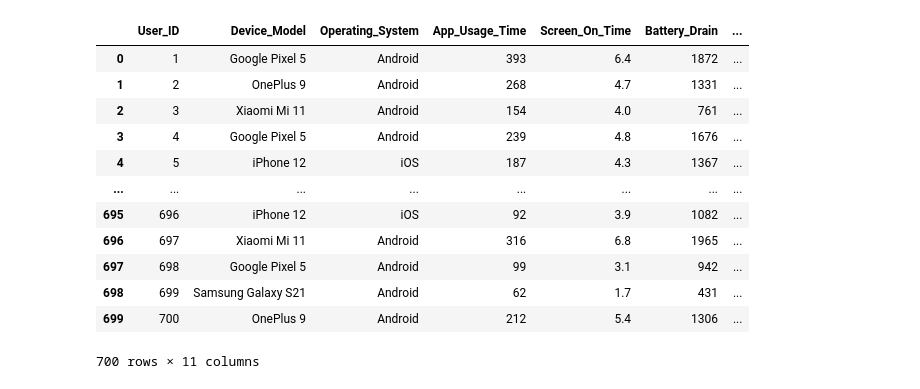
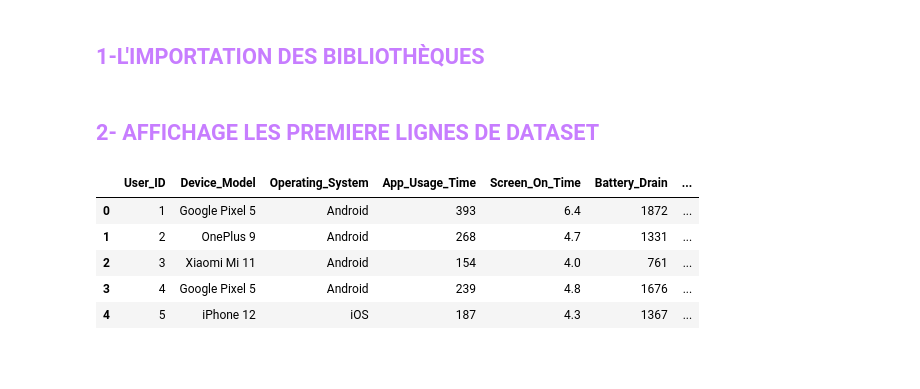
Before and after one commit to salmaIKSOD/Mobile-Device-Usage-and-User-Behavior-Dataset, a Jupyter notebook: machine learning/source.ipynb, the cells around one changed output. Saved outputs shown, nothing was run; the diff lists cells and outputs as text; code cells hidden in the pictures; blank space fills up the shorter version.

```diff
--- a/machine learning/source.ipynb
+++ b/machine learning/source.ipynb
@@ -7,0 +1,2 @@ import scipy
+# %% [markdown]
+<h2 style="color:#c77dff;">1-L'IMPORTATION DES BIBLIOTHÈQUES </h2>
@@ -8,17 +20,12 @@ import scipy
+# %% [markdown]
+<h2 style="color:#c77dff;">2- AFFICHAGE LES PREMIERE LIGNES DE DATASET</h2>
 # %%
-df = pd.read_csv(r"C:\Users\DELL\OneDrive - OFPPT\Bureau\Sujet sociaux-quotidiens\machine learning\user_behavior_dataset.csv")
-df
+data = pd.read_csv(r"C:\Users\DELL\OneDrive - OFPPT\Bureau\Mobile-Device-Usage-and-User-Behavior-Dataset\machine learning\user_behavior_dataset.csv")
+data.head()
 # %% [output]
 |  | User_ID | Device_Model | Operating_System | App_Usage_Time | Screen_On_Time | Battery_Drain | ... |
 | 0 | 1 | Google Pixel 5 | Android | 393 | 6.4 | 1872 | ... |
 | 1 | 2 | OnePlus 9 | Android | 268 | 4.7 | 1331 | ... |
 | 2 | 3 | Xiaomi Mi 11 | Android | 154 | 4.0 | 761 | ... |
 | 3 | 4 | Google Pixel 5 | Android | 239 | 4.8 | 1676 | ... |
 | 4 | 5 | iPhone 12 | iOS | 187 | 4.3 | 1367 | ... |
-| ... | ... | ... | ... | ... | ... | ... | ... |
-| 695 | 696 | iPhone 12 | iOS | 92 | 3.9 | 1082 | ... |
-| 696 | 697 | Xiaomi Mi 11 | Android | 316 | 6.8 | 1965 | ... |
-| 697 | 698 | Google Pixel 5 | Android | 99 | 3.1 | 942 | ... |
-| 698 | 699 | Samsung Galaxy S21 | Android | 62 | 1.7 | 431 | ... |
-| 699 | 700 | OnePlus 9 | Android | 212 | 5.4 | 1306 | ... |
-700 rows × 11 columns
```
Also changed, not shown: parts of 43 cells of this notebook, 4 other files.
